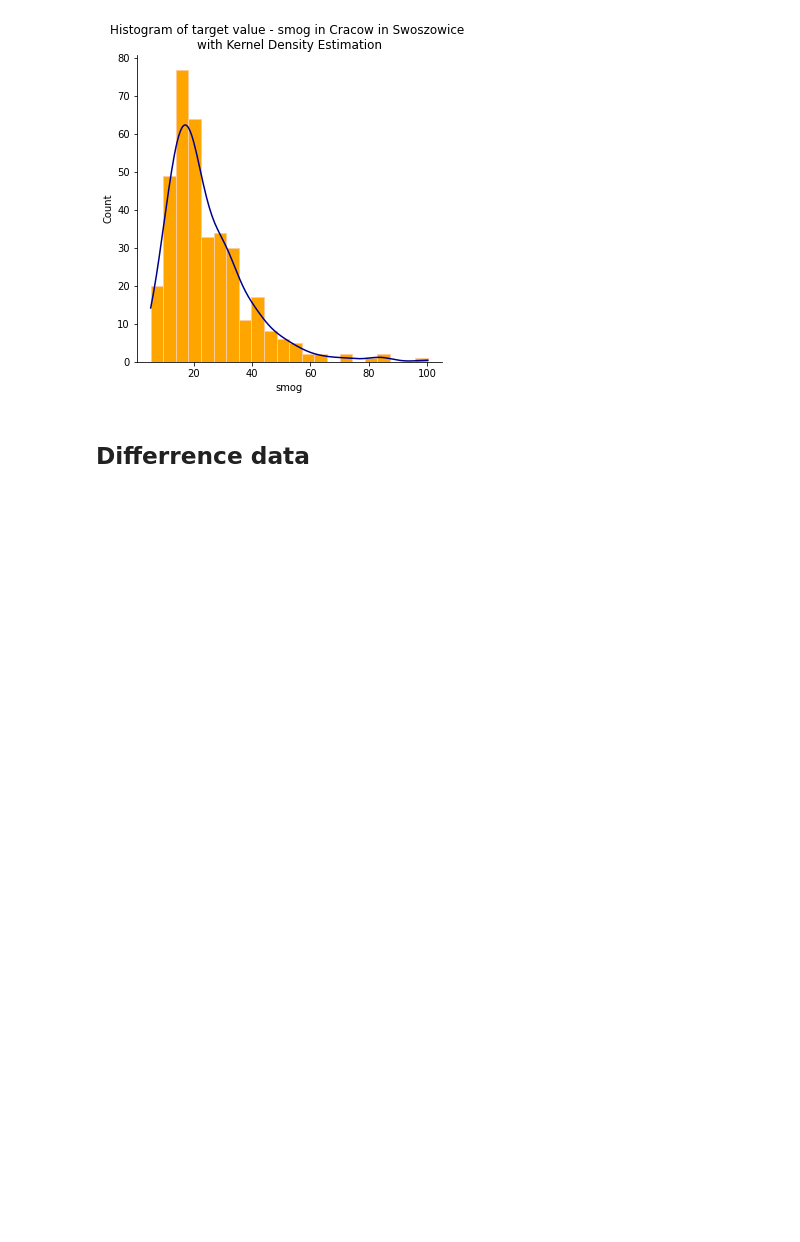
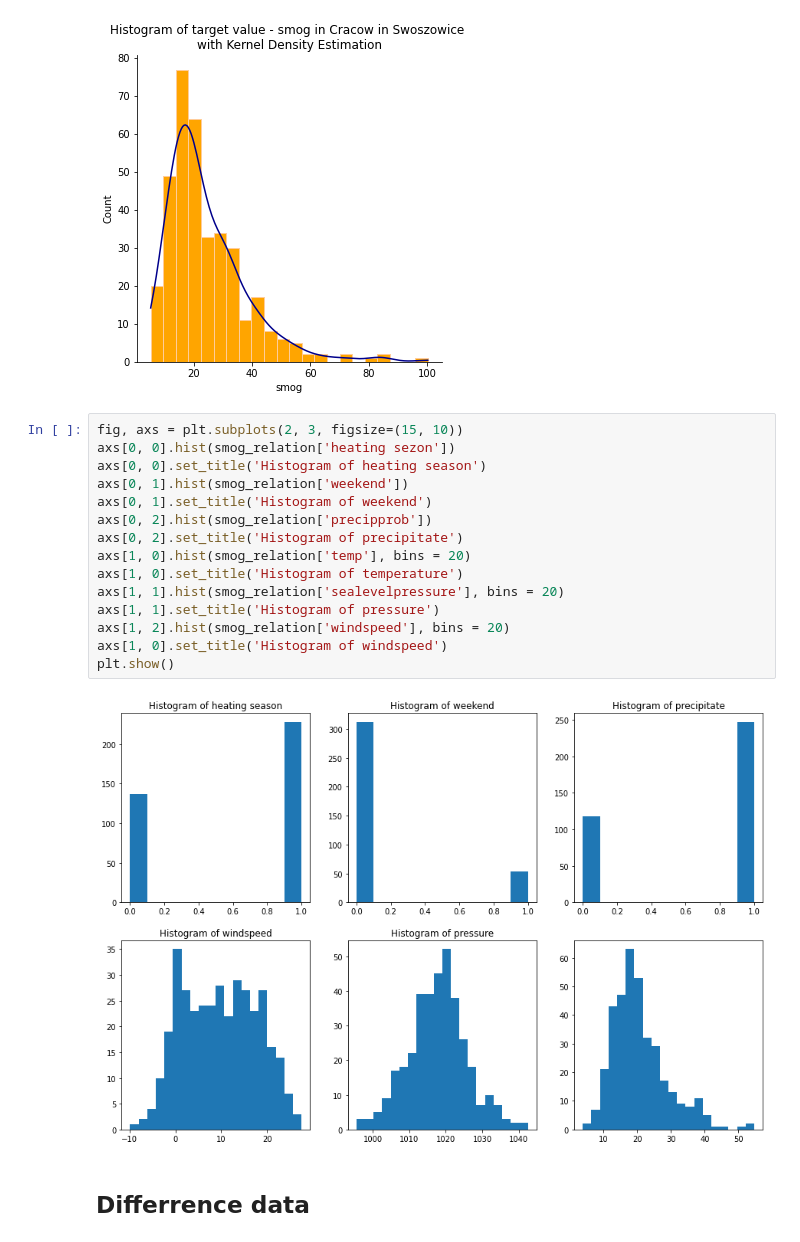
Before and after one commit to joannanuzka/DA_project, a Jupyter notebook: project.ipynb, the cells around one changed output. Drawn from its saved outputs; the diff is of its cells as text; blank space fills up the shorter version.

```diff
--- a/project.ipynb
+++ b/project.ipynb
@@ -80,6 +80,23 @@ plt.show()
 [figure]
 [figure]
 [figure]
+# %%
+fig, axs = plt.subplots(2, 3, figsize=(15, 10))
+axs[0, 0].hist(smog_relation['heating sezon'])
+axs[0, 0].set_title('Histogram of heating season')
+axs[0, 1].hist(smog_relation['weekend'])
+axs[0, 1].set_title('Histogram of weekend')
+axs[0, 2].hist(smog_relation['precipprob'])
+axs[0, 2].set_title('Histogram of precipitate')
+axs[1, 0].hist(smog_relation['temp'], bins = 20)
+axs[1, 0].set_title('Histogram of temperature')
+axs[1, 1].hist(smog_relation['sealevelpressure'], bins = 20)
+axs[1, 1].set_title('Histogram of pressure')
+axs[1, 2].hist(smog_relation['windspeed'], bins = 20)
+axs[1, 0].set_title('Histogram of windspeed')
+plt.show()
+# %% [output]
+[figure, added]
 # %% [markdown]
 ## Differrence data
 # %%
```
Also changed, not shown: parts of 151 cells of this notebook, 45 other files.
